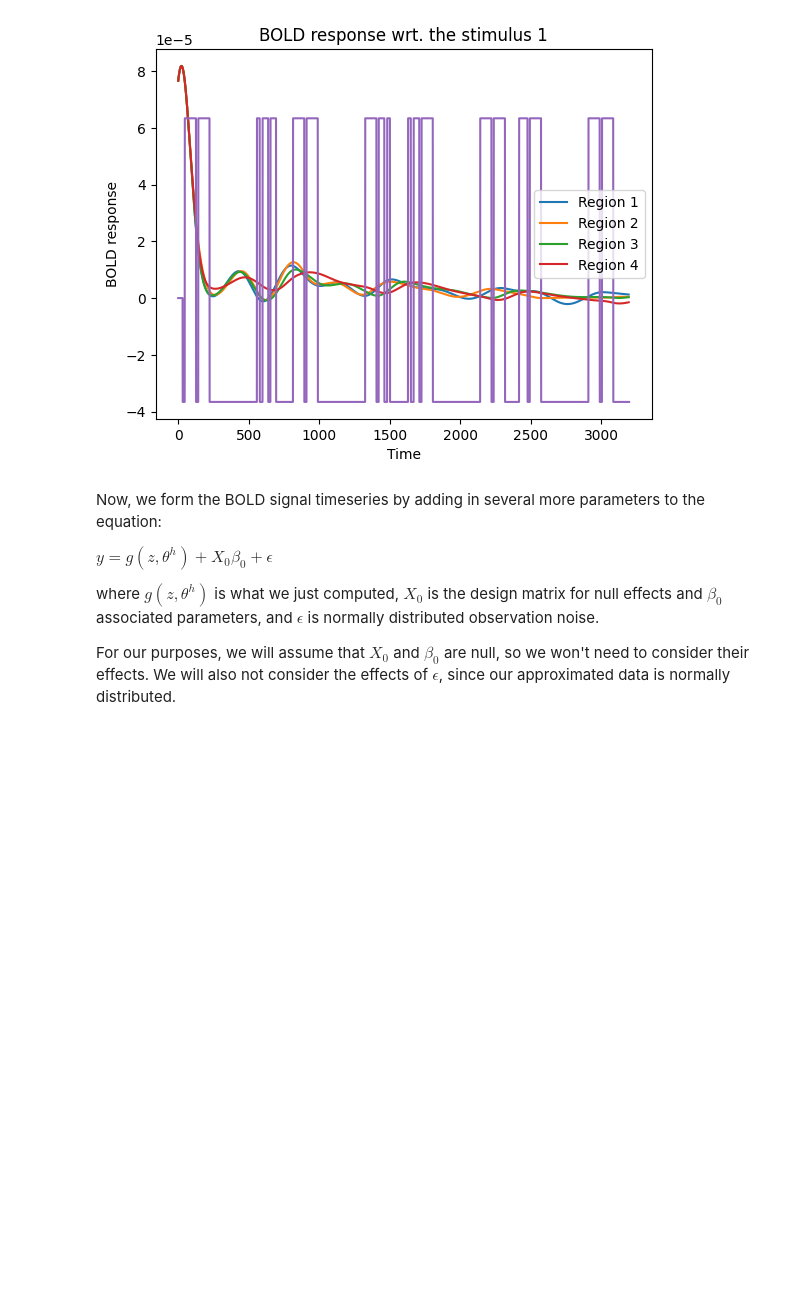
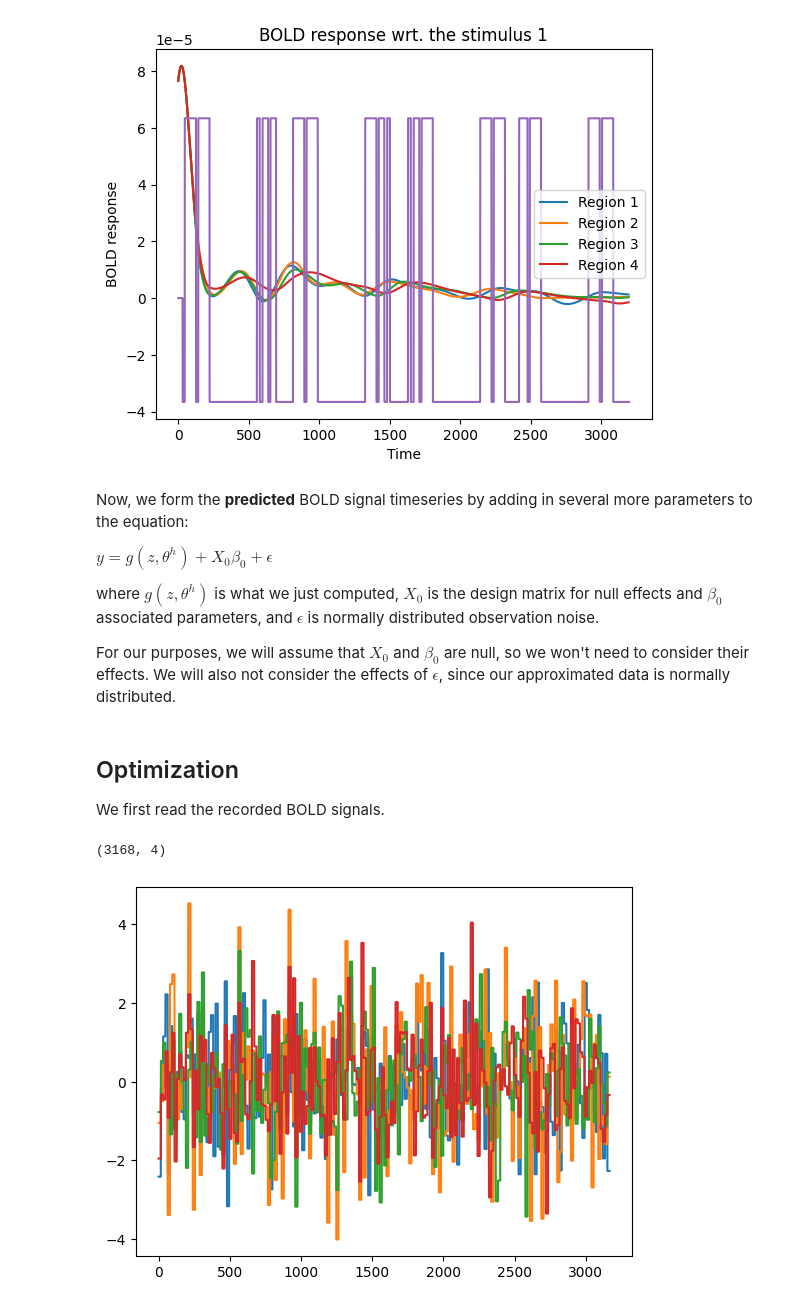
Before and after one commit to cyneuro/neuro_communication, a Jupyter notebook: DCM/DCM_tutorial.ipynb, the cells around one changed output. Cells and saved outputs as stored; diff of their text form; code cells hidden in the pictures; blank space fills up the shorter version.

```diff
--- a/DCM/DCM_tutorial.ipynb
+++ b/DCM/DCM_tutorial.ipynb
@@ -537,10 +537,31 @@ ax.legend()
 <matplotlib.legend.Legend at 0x...>
 [figure]
 # %% [markdown]
-Now, we form the BOLD signal timeseries by adding in several more parameters to the equation:
+Now, we form the **predicted** BOLD signal timeseries by adding in several more parameters to the equation:
 
 $y = g(z, \theta^h) + X_0 \beta_0 + \epsilon$
 
 where $g(z, \theta^h)$ is what we just computed, $X_0$ is the design matrix for null effects and $\beta_0$ associated parameters, and $\epsilon$ is normally distributed observation noise.
 
 For our purposes, we will assume that $X_0$ and $\beta_0$ are null, so we won't need to consider their effects. We will also not consider the effects of $\epsilon$, since our approximated data is normally distributed.
+# %% [markdown]
+## Optimization
+
+We first read the recorded BOLD signals.
+# %%
+r1 = np.genfromtxt("IvF.csv", delimiter=',').mean(axis = 1)
+r2 = np.genfromtxt("IdF.csv", delimiter=',').mean(axis = 1)
+r3 = np.genfromtxt("rvF.csv", delimiter=',').mean(axis = 1)
+r4 = np.genfromtxt("rdF.csv", delimiter=',').mean(axis = 1)
+
+rec_bold = np.stack([r1, r2, r3, r4])
+rec_bold = np.repeat(rec_bold, 16, axis = 1).T
+
+rec_bold.shape
+# %% [output]
+(3168, 4)
+# %%
+for ind in range(4):
+    plt.plot(rec_bold[:, ind])
+# %% [output]
+[figure, added]
```
Also changed, not shown: parts of 4 cells of this notebook, 5 other files.
